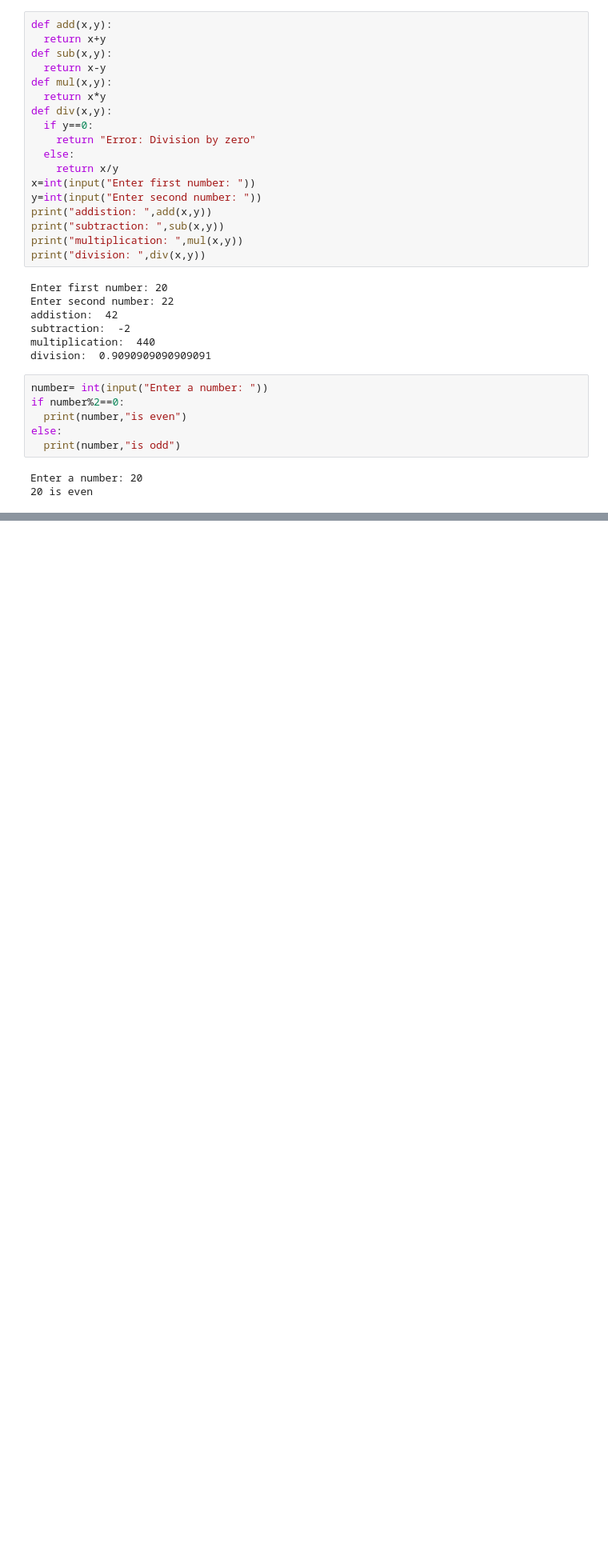
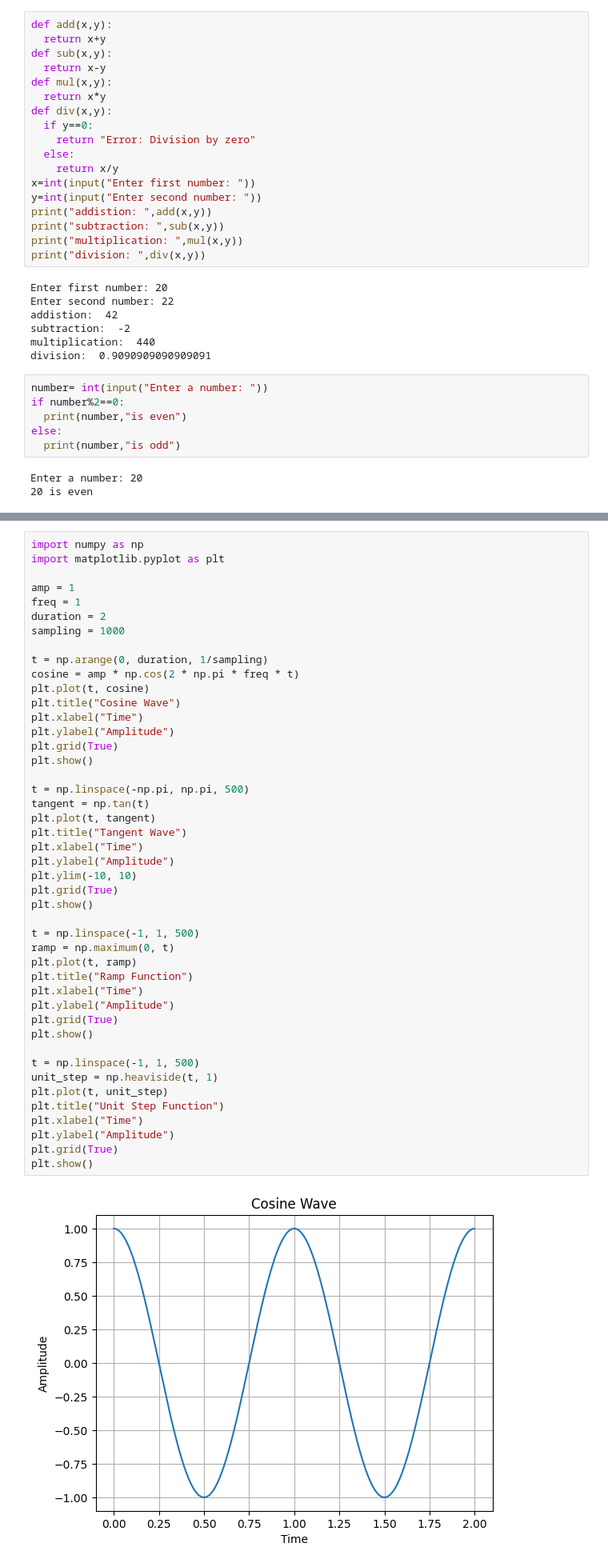
Before and after one commit to azharbangash/Machine-learning, a Jupyter notebook: pythonbasic.ipynb, the cells around one changed output, grey strips where cells are left out. Shown at 80% size. Saved outputs shown, nothing was run; the diff lists cells and outputs as text; blank space fills up the shorter version.

```diff
--- a/pythonbasic.ipynb
+++ b/pythonbasic.ipynb
@@ -139,0 +152,47 @@ Enter a number: 20
+# %%
+import numpy as np
+import matplotlib.pyplot as plt
+
+amp = 1
+freq = 1
+duration = 2
+sampling = 1000
+
+t = np.arange(0, duration, 1/sampling)
+cosine = amp * np.cos(2 * np.pi * freq * t)
+plt.plot(t, cosine)
+plt.title("Cosine Wave")
+plt.xlabel("Time")
+plt.ylabel("Amplitude")
+plt.grid(True)
+plt.show()
+
+t = np.linspace(-np.pi, np.pi, 500)
+tangent = np.tan(t)
+plt.plot(t, tangent)
+plt.title("Tangent Wave")
+plt.xlabel("Time")
+plt.ylabel("Amplitude")
+plt.ylim(-10, 10)
+plt.grid(True)
+plt.show()
+
+t = np.linspace(-1, 1, 500)
+ramp = np.maximum(0, t)
+plt.plot(t, ramp)
+plt.title("Ramp Function")
+plt.xlabel("Time")
+plt.ylabel("Amplitude")
+plt.grid(True)
+plt.show()
+
+t = np.linspace(-1, 1, 500)
+unit_step = np.heaviside(t, 1)
+plt.plot(t, unit_step)
+plt.title("Unit Step Function")
+plt.xlabel("Time")
+plt.ylabel("Amplitude")
+plt.grid(True)
+plt.show()
+# %% [output]
+[figure, added]
```
Also changed, not shown: parts of 2 cells of this notebook.
